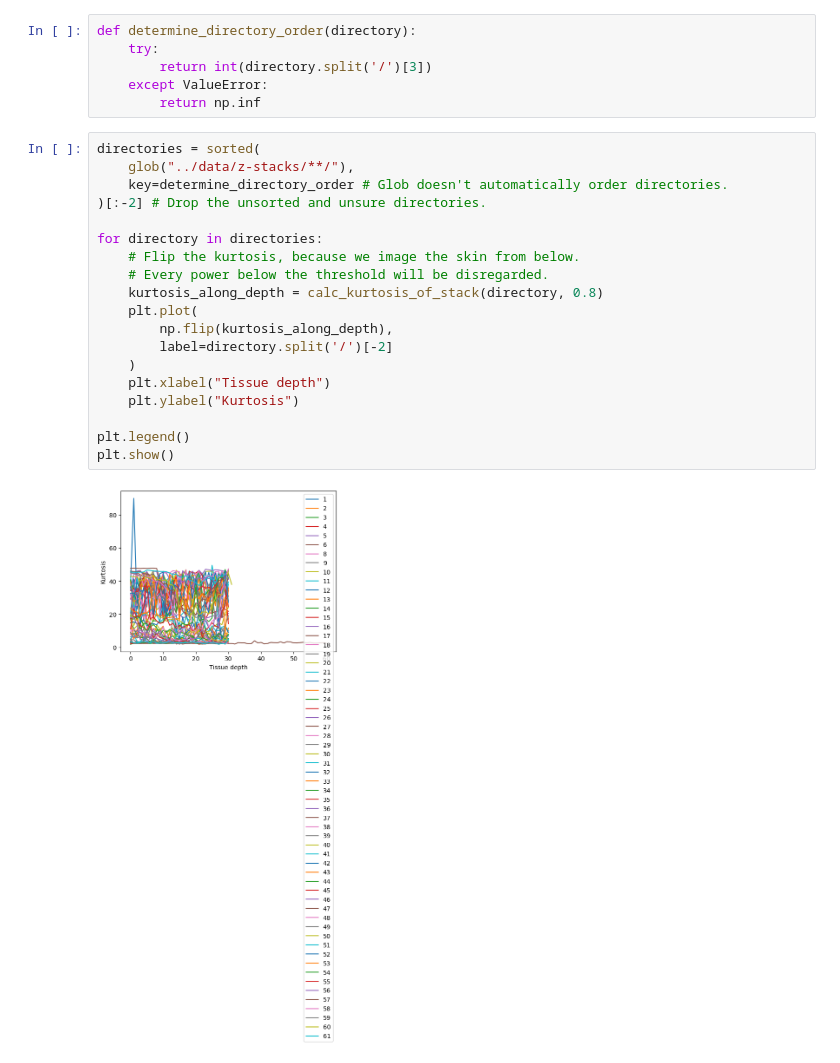
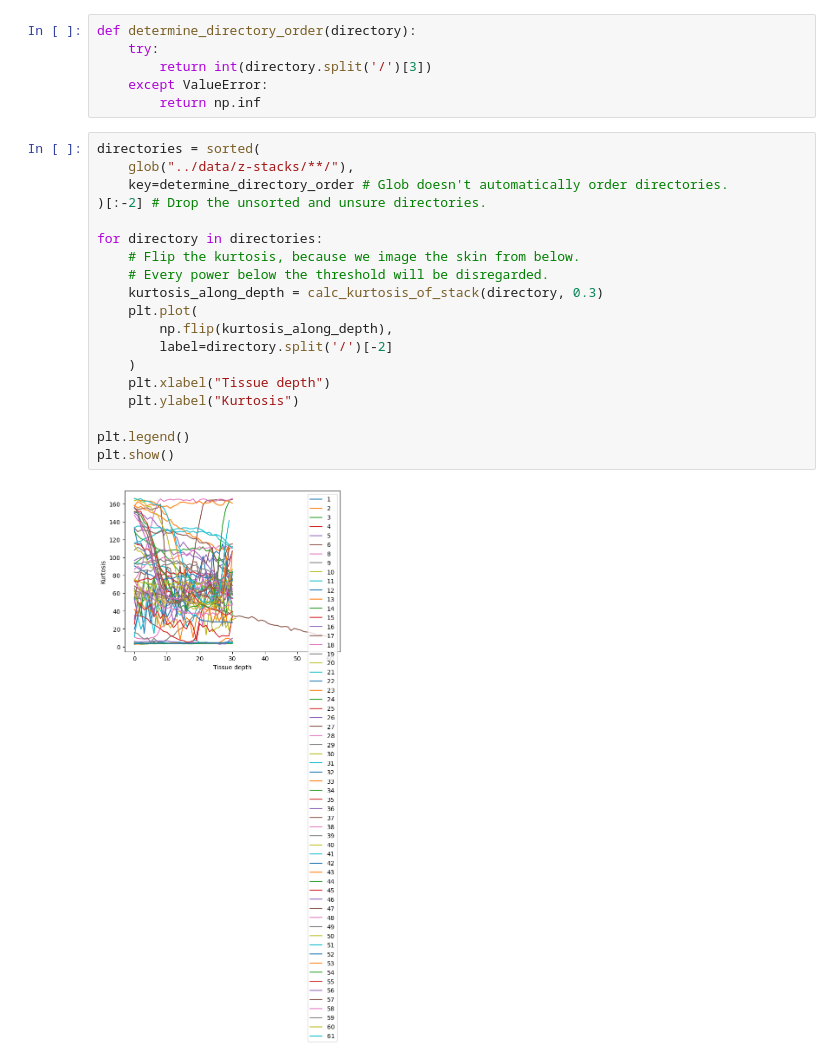
Before and after one commit to siemdejong/skinstression, a Jupyter notebook: notebooks/19-sjg-kurtosis.ipynb, the cells around one changed output. Cells and saved outputs as stored; diff of their text form.

```diff
--- a/notebooks/19-sjg-kurtosis.ipynb
+++ b/notebooks/19-sjg-kurtosis.ipynb
@@ -77,21 +77,21 @@ def determine_directory_order(directory):
 # %%
 directories = sorted(
     glob("../data/z-stacks/**/"),
     key=determine_directory_order # Glob doesn't automatically order directories.
 )[:-2] # Drop the unsorted and unsure directories.
 
 for directory in directories:
     # Flip the kurtosis, because we image the skin from below.
     # Every power below the threshold will be disregarded.
-    kurtosis_along_depth = calc_kurtosis_of_stack(directory, 0.8)
+    kurtosis_along_depth = calc_kurtosis_of_stack(directory, 0.3)
     plt.plot(
         np.flip(kurtosis_along_depth),
         label=directory.split('/')[-2]
     )
     plt.xlabel("Tissue depth")
     plt.ylabel("Kurtosis")
 
 plt.legend()
 plt.show()
 # %% [output]
-[figure, old version]
+[figure, new version]
```
